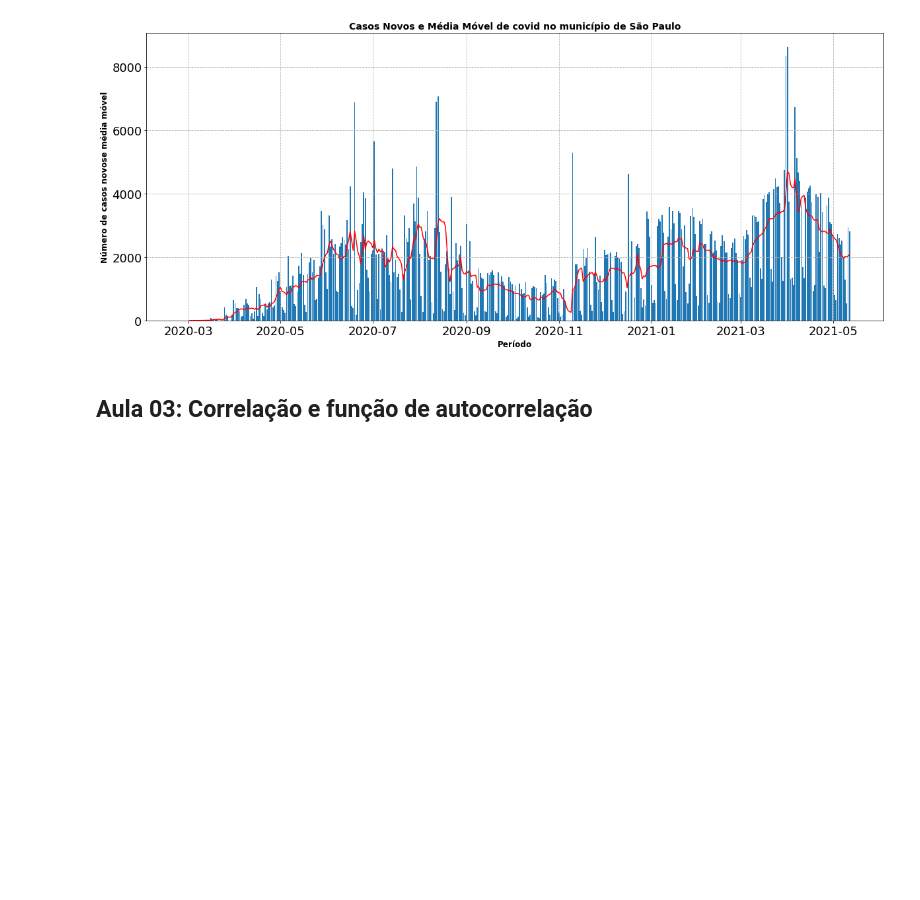
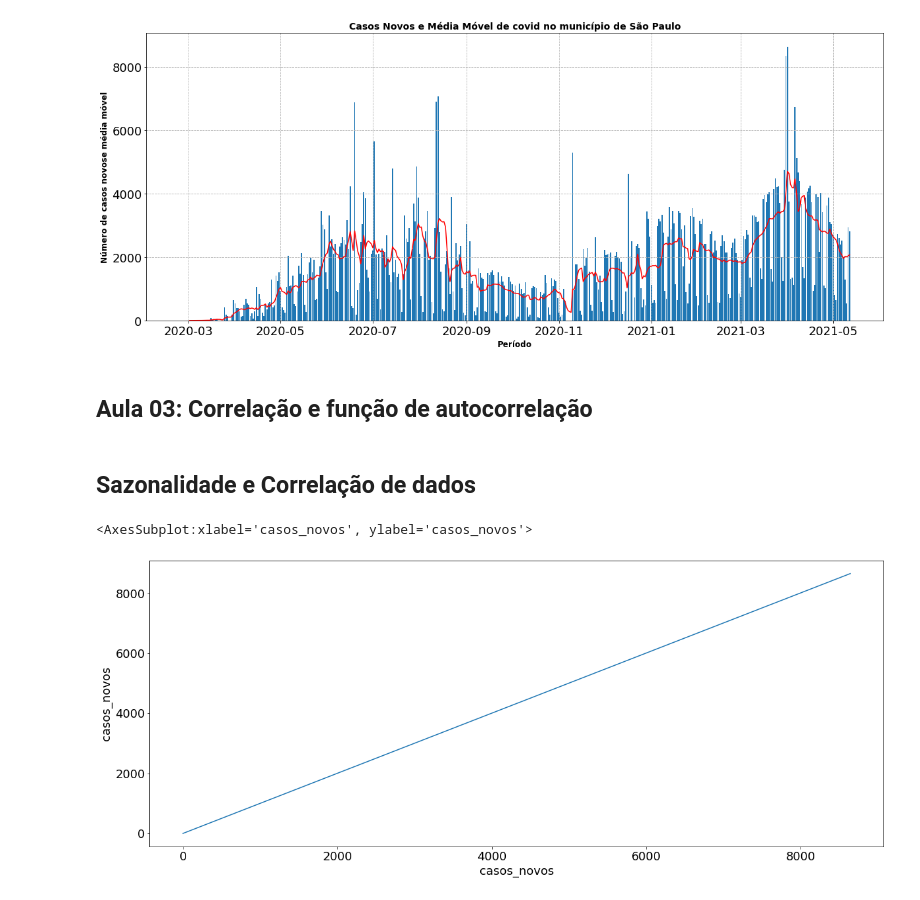
Before and after one commit to cmattosr/bootcampDS_Mod03, a Jupyter notebook: BootcampDataScience_Mod03.ipynb, the cells around one changed output. Saved outputs shown, nothing was run; the diff lists cells and outputs as text; code cells hidden in the pictures; blank space fills up the shorter version.

```diff
--- a/BootcampDataScience_Mod03.ipynb
+++ b/BootcampDataScience_Mod03.ipynb
@@ -444,3 +445,11 @@ plt.show()
 [figure]
 # %% [markdown]
 ## Aula 03: Correlação e função de autocorrelação
+# %% [markdown]
+## Sazonalidade e Correlação de dados
+# %%
+#correlação perfeita
+sns.lineplot(x="casos_novos", y="casos_novos", data=dados_sp)
+# %% [output]
+<AxesSubplot:xlabel='casos_novos', ylabel='casos_novos'>
+[figure, added]
```
Also changed, not shown: parts of 12 cells of this notebook.
